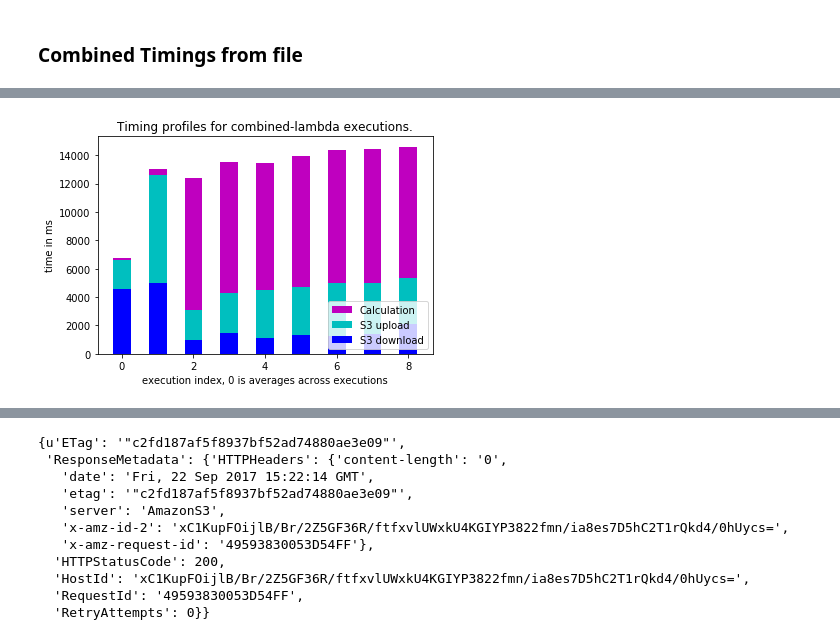
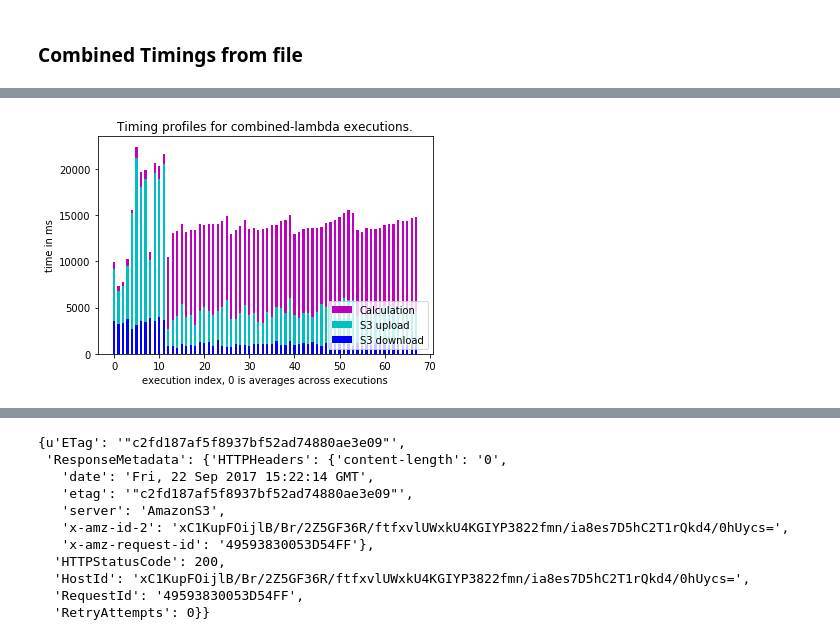
Before and after one commit to joh-mue/MOps, a Jupyter notebook: jupyter-notebooks/MultiUnitMultiplication.ipynb, the cells around one changed output, grey strips where cells are left out. Drawn from its saved outputs; the diff is of its cells as text; code cells hidden in the pictures.

```diff
--- a/jupyter-notebooks/MultiUnitMultiplication.ipynb
+++ b/jupyter-notebooks/MultiUnitMultiplication.ipynb
@@ -391,31 +192,3 @@ example_time_profiles_by_lambda ={
                u's3-up': 299}]}
 # %% [markdown]
 ## Plot Results
-# %%
-def plot_timing_profile(timings, lambda_type, state_machine_name, plot_folder, save_to_file=True):
-    # e.g. './block_size_1000/sq_2kx2k_intermediate.png'
-    plot_path = '{}/{}_{}.png'.format(folder, state_machine_name, lambda_type)
-    _log('Creating plot {}'.format(plot_path))
-
-    N = len(timings.down)
-    index = np.arange(N)    # the x locations for the groups
-    width = 0.5           # the width of the bars: can also be len(x) sequence
-
-    fig, ax = plt.subplots()
-
-    p1 = plt.bar(index, timings.down, width, color='b')
-    p2 = plt.bar(index, timings.up, width, color='c', bottom=timings.down)
-    p3 = plt.bar(index, timings.calculation, width, color='m', bottom=np.add(timings.down,timings.up))
-
-    # ax.set_ybound() # take the max value of execution plus 100
-    # ax.set_xbound() # number of intermediate lambdas?
-
-    ax.set_ylabel('time in ms')
-    ax.set_xlabel('execution index, 0 is averages across executions')
-    ax.set_title('Timing profiles for {}-lambda executions.'.format(lambda_type))
-    ax.legend((p3, p2, p1), ('Calculation', 'S3 upload','S3 download'), loc=4)
-
-    if (save_to_file):
-        plt.savefig(os.path.join(BENCHMARKS_FOLDER, plot_path), dpi=500)
-    else:
-        plt.show()
@@ -469,17 +226,9 @@ plot_timing_profile(timings, 'all lambda')
 ### Combined Timings from file
 # %%
 # Load timings from csv
-folder = '/Users/Johannes/Uni/Master/Master Arbeit/repos/matrix-operations/benchmarks/v2_benchmark_bs2/block_size_2000/'
-filename = 'v2_benchmark_bs2-4kx4k.csv'
+folder = '/Users/Johannes/Uni/Master/Master Arbeit/repos/matrix-operations/benchmarks/v3_benchmark_bs2/block_size_2000/'
+filename = 'v3_benchmark_bs2-8kx8k.csv'
 
 path = os.path.join(folder, filename)
 
-with open(path, 'r') as f:
-    reader = csv.DictReader(f, delimiter=',')
-    # 'type','down','up','execution'
-    up, down, calculation = [], [], []
-    for row in reader:
-        up.append(row['up'])
-        down.append(row['down'])
-        calculation.append(int(row['execution']) - int(row['down']) - int(row['up']))
-combined_timings = Timings(np.array(up, dtype=int), np.array(down, dtype=int), np.array(calculcation, dtype=int))
+combined_timings = Timings(np.array(up, dtype=int), np.array(down, dtype=int), np.array(calculation, dtype=int))
@@ -490,3 +239,3 @@ Timings(down=array([4587, 5021,  976, 1446, 1085, 1310, 1243, 1382, 2081]), up=a
 # %%
-plot_timing_profile(combined_timings, "combined", "v2_benchmark_bs2-8kx8k", "plot-folder", save_to_file=False)
+plot_timing_profile(combined_timings, "combined", "v3_benchmark_bs2-8kx8k", "plot-folder", save_to_file=False)
 # %% [output]
@@ -494 +242 @@ plot_timing_profile(combined_timings, "combined", "v2_benchmark_bs2-8kx8k", "plo
-[figure, old version]
+[figure, new version]
```
Also changed, not shown: parts of 51 cells of this notebook, 10 other files.
